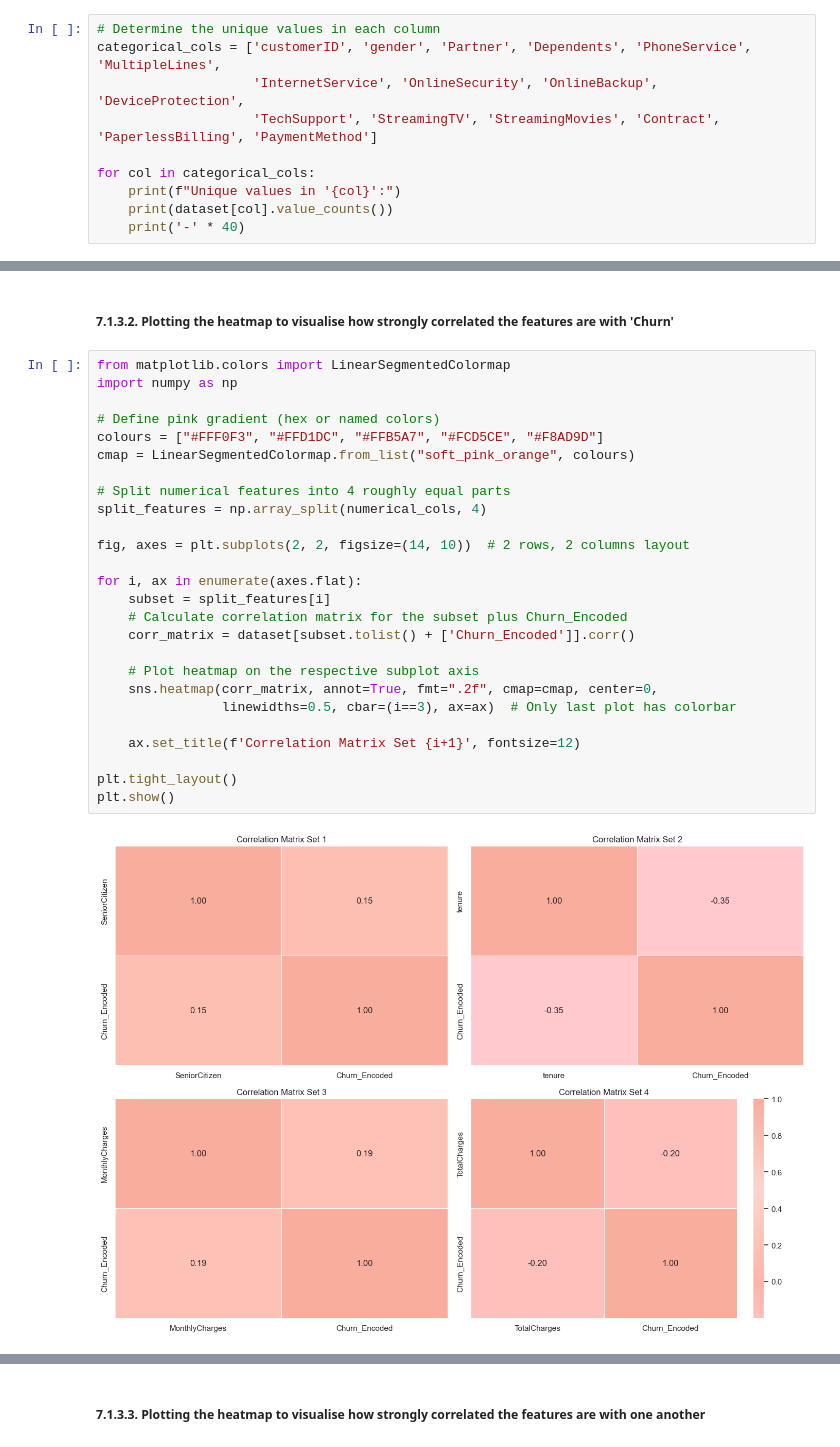
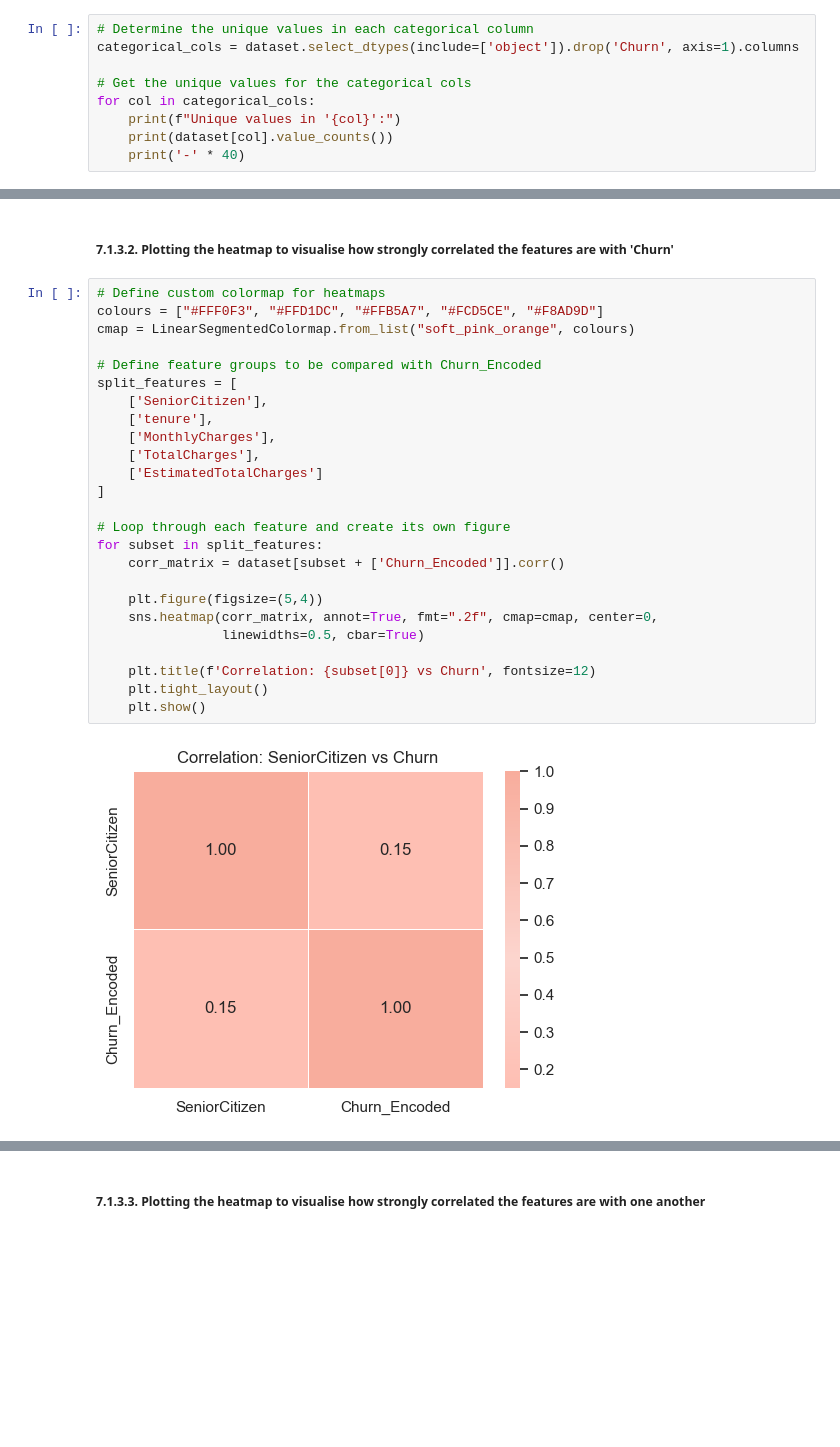
Before and after one commit to codedbyseosy/Exploratory-Data-Analysis-EDA-Project, a Jupyter notebook: Customer Churn Prediction/notebooks/01_eda.ipynb, the cells around one changed output, grey strips where cells are left out. Saved outputs shown, nothing was run; the diff lists cells and outputs as text; blank space fills up the shorter version.

```diff
--- a/Customer Churn Prediction/notebooks/01_eda.ipynb
+++ b/Customer Churn Prediction/notebooks/01_eda.ipynb
@@ -466,9 +316,8 @@ The following steps will be carried out in this sub-section:
 # %%
-# Determine the unique values in each column
-categorical_cols = ['customerID', 'gender', 'Partner', 'Dependents', 'PhoneService', 'MultipleLines',
-                    'InternetService', 'OnlineSecurity', 'OnlineBackup', 'DeviceProtection',
-                    'TechSupport', 'StreamingTV', 'StreamingMovies', 'Contract', 'PaperlessBilling', 'PaymentMethod']
+# Determine the unique values in each categorical column
+categorical_cols = dataset.select_dtypes(include=['object']).drop('Churn', axis=1).columns
 
+# Get the unique values for the categorical cols
 for col in categorical_cols:
     print(f"Unique values in '{col}':")
     print(dataset[col].value_counts())
@@ -1235,30 +1442,29 @@ dataset['Churn_Encoded'] = dataset['Churn'].map({'No': 0, 'Yes': 1})
 # %% [markdown]
 ##### 7.1.3.2. Plotting the heatmap to visualise how strongly correlated the features are with 'Churn'
 # %%
-from matplotlib.colors import LinearSegmentedColormap
-import numpy as np
-
-# Define pink gradient (hex or named colors)
+# Define custom colormap for heatmaps
 colours = ["#FFF0F3", "#FFD1DC", "#FFB5A7", "#FCD5CE", "#F8AD9D"]
 cmap = LinearSegmentedColormap.from_list("soft_pink_orange", colours)
 
-# Split numerical features into 4 roughly equal parts
-split_features = np.array_split(numerical_cols, 4)
+# Define feature groups to be compared with Churn_Encoded
+split_features = [
+    ['SeniorCitizen'],
+    ['tenure'],
+    ['MonthlyCharges'],
+    ['TotalCharges'],
+    ['EstimatedTotalCharges']
+]
 
-fig, axes = plt.subplots(2, 2, figsize=(14, 10))  # 2 rows, 2 columns layout
+# Loop through each feature and create its own figure
+for subset in split_features:
+    corr_matrix = dataset[subset + ['Churn_Encoded']].corr()
 
-for i, ax in enumerate(axes.flat):
-    subset = split_features[i]
-    # Calculate correlation matrix for the subset plus Churn_Encoded
-    corr_matrix = dataset[subset.tolist() + ['Churn_Encoded']].corr()
+    plt.figure(figsize=(5,4))
+    sns.heatmap(corr_matrix, annot=True, fmt=".2f", cmap=cmap, center=0,
+                linewidths=0.5, cbar=True)
 
-    # Plot heatmap on the respective subplot axis
-    sns.heatmap(corr_matrix, annot=True, fmt=".2f", cmap=cmap, center=0,
-                linewidths=0.5, cbar=(i==3), ax=ax)  # Only last plot has colorbar
-
-    ax.set_title(f'Correlation Matrix Set {i+1}', fontsize=12)
-
-plt.tight_layout()
-plt.show()
+    plt.title(f'Correlation: {subset[0]} vs Churn', fontsize=12)
+    plt.tight_layout()
+    plt.show()
 # %% [output]
-[figure, old version]
+[figure, new version]
```
Also changed, not shown: parts of 102 cells of this notebook, 3 other files.
